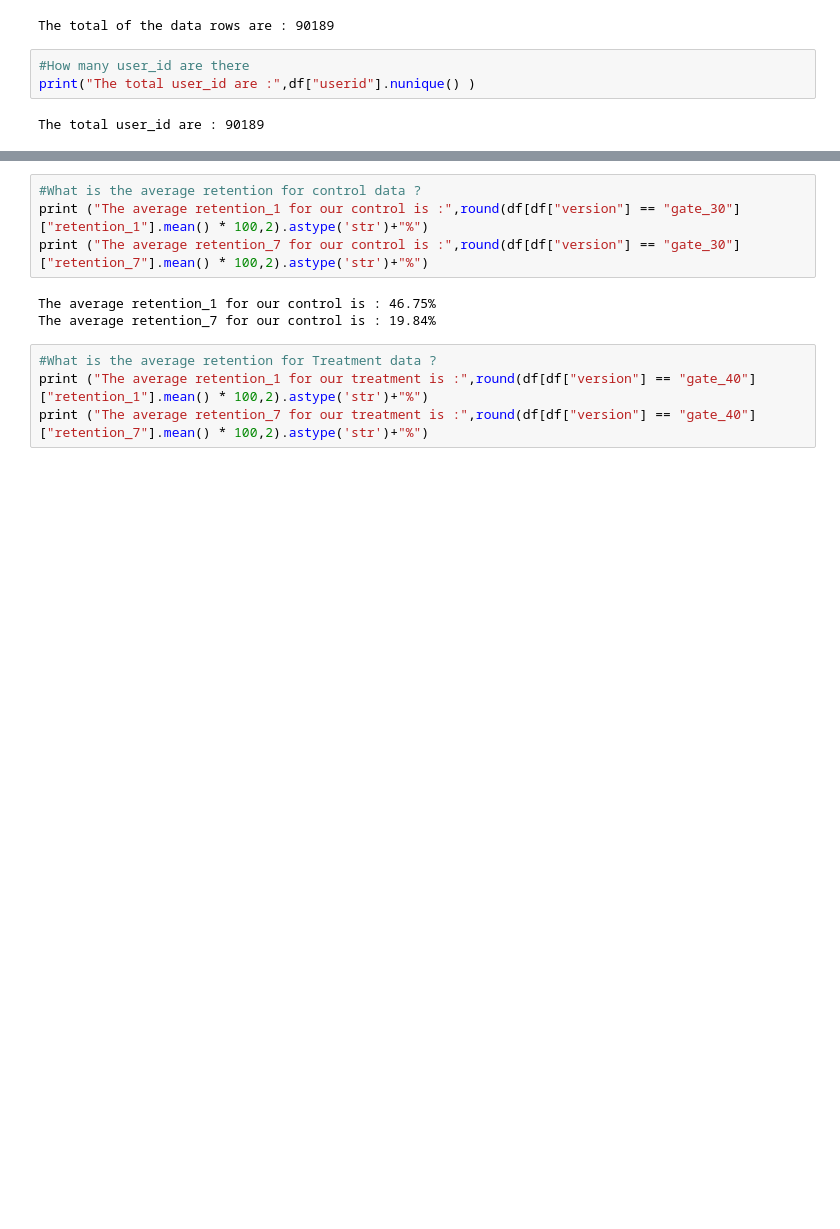
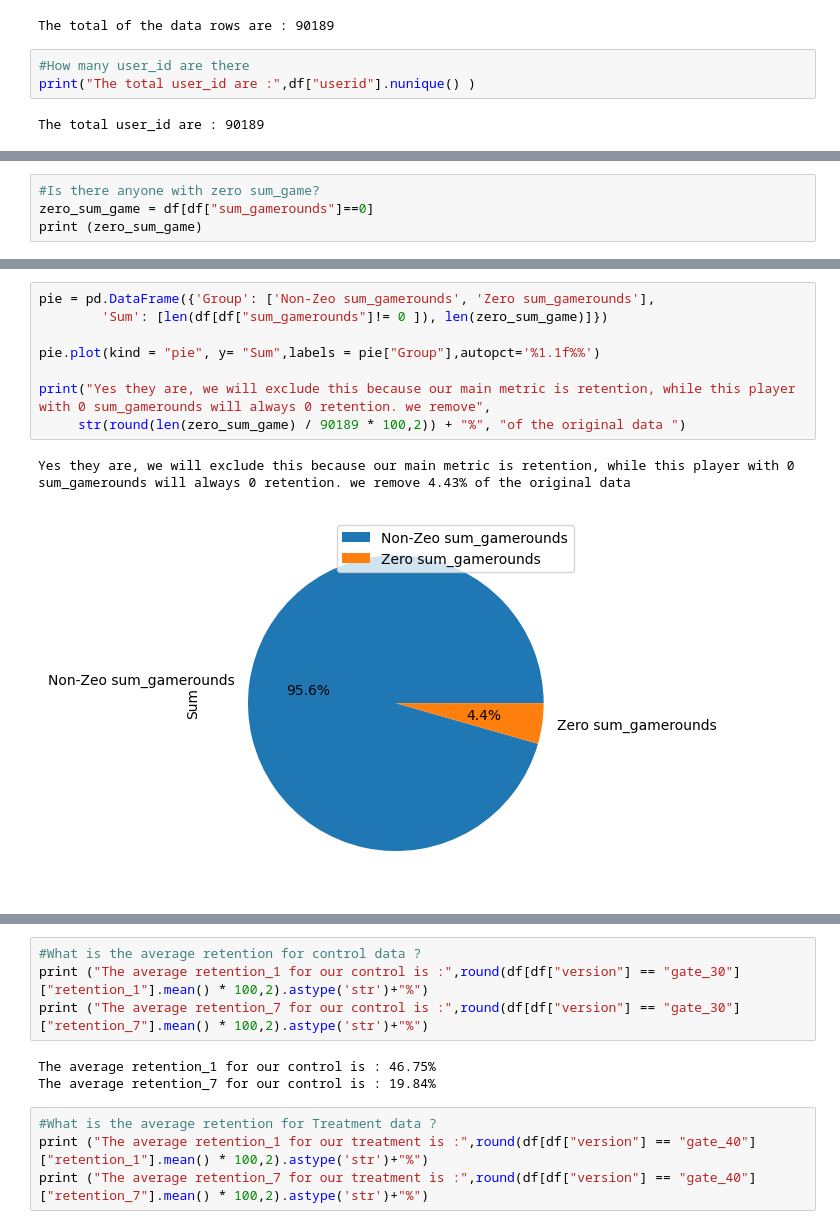
Before and after one commit to Modequick/Data-Analytics, a Jupyter notebook: [AB Testing] Bootstrap x T-Test.ipynb, the cells around one changed output, grey strips where cells are left out. Saved outputs shown, nothing was run; the diff lists cells and outputs as text; blank space fills up the shorter version.

Commit message:
Adding more visualization

```diff
--- a/[AB Testing] Bootstrap x T-Test.ipynb
+++ b/[AB Testing] Bootstrap x T-Test.ipynb
@@ -88,0 +82,4 @@ df =df[df["sum_gamerounds"]!= 0 ]
+# %%
+#Is there anyone with zero sum_game?
+zero_sum_game = df[df["sum_gamerounds"]==0]
+print (zero_sum_game)
@@ -88,0 +101,11 @@ df =df[df["sum_gamerounds"]!= 0 ]
+# %%
+pie = pd.DataFrame({'Group': ['Non-Zeo sum_gamerounds', 'Zero sum_gamerounds'],
+        'Sum': [len(df[df["sum_gamerounds"]!= 0 ]), len(zero_sum_game)]})
+
+pie.plot(kind = "pie", y= "Sum",labels = pie["Group"],autopct='%1.1f%%')
+
+print("Yes they are, we will exclude this because our main metric is retention, while this player with 0 sum_gamerounds will always 0 retention. we remove",
+     str(round(len(zero_sum_game) / 90189 * 100,2)) + "%", "of the original data ")
+# %% [output]
+Yes they are, we will exclude this because our main metric is retention, while this player with 0 sum_gamerounds will always 0 retention. we remove 4.43% of the original data
+[figure, added]
```
Also changed, not shown: parts of 14 cells of this notebook.
